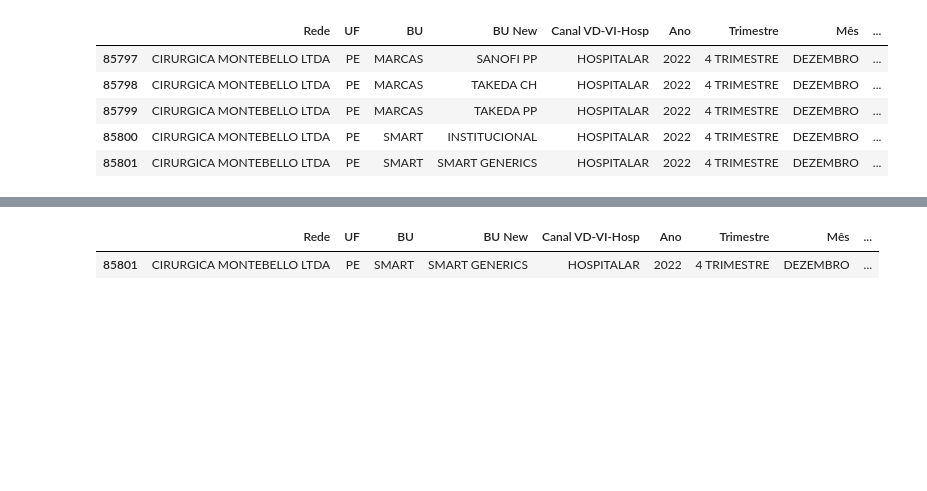
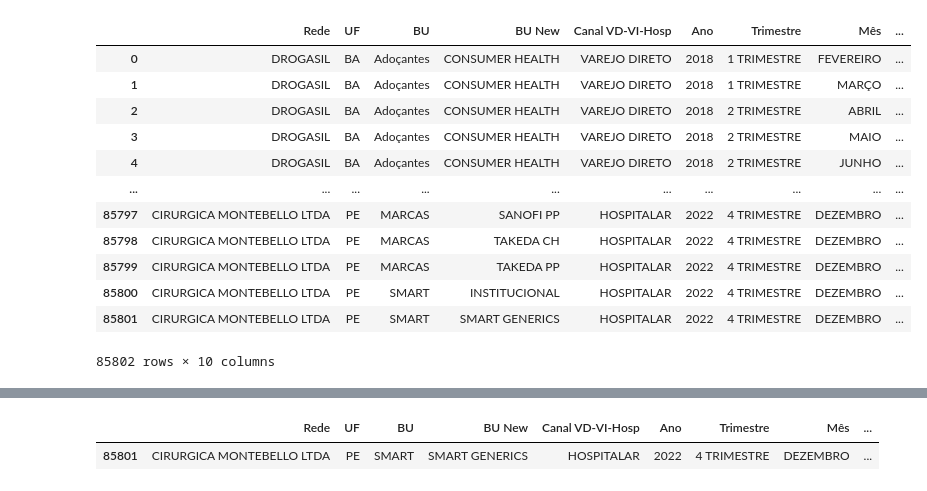
Before and after one commit to diullio/final_project_ada, a Jupyter notebook: teste.ipynb, the cells around one changed output, grey strips where cells are left out. Drawn from its saved outputs; the diff is of its cells as text; code cells hidden in the pictures; blank space fills up the shorter version.

```diff
--- a/teste.ipynb
+++ b/teste.ipynb
@@ -8,11 +8,18 @@ df = pd.read_excel("rfv_analise.xlsx")
 # %%
 df = pd.DataFrame(df)
 # %%
-df.tail(5)
+df
 # %% [output]
 |  | Rede | UF | BU | BU New | Canal VD-VI-Hosp | Ano | Trimestre | Mês | ... |
+| 0 | DROGASIL | BA | Adoçantes | CONSUMER HEALTH | VAREJO DIRETO | 2018 | 1 TRIMESTRE | FEVEREIRO | ... |
+| 1 | DROGASIL | BA | Adoçantes | CONSUMER HEALTH | VAREJO DIRETO | 2018 | 1 TRIMESTRE | MARÇO | ... |
+| 2 | DROGASIL | BA | Adoçantes | CONSUMER HEALTH | VAREJO DIRETO | 2018 | 2 TRIMESTRE | ABRIL | ... |
+| 3 | DROGASIL | BA | Adoçantes | CONSUMER HEALTH | VAREJO DIRETO | 2018 | 2 TRIMESTRE | MAIO | ... |
+| 4 | DROGASIL | BA | Adoçantes | CONSUMER HEALTH | VAREJO DIRETO | 2018 | 2 TRIMESTRE | JUNHO | ... |
+| ... | ... | ... | ... | ... | ... | ... | ... | ... | ... |
 | 85797 | CIRURGICA MONTEBELLO LTDA | PE | MARCAS | SANOFI PP | HOSPITALAR | 2022 | 4 TRIMESTRE | DEZEMBRO | ... |
 | 85798 | CIRURGICA MONTEBELLO LTDA | PE | MARCAS | TAKEDA CH | HOSPITALAR | 2022 | 4 TRIMESTRE | DEZEMBRO | ... |
 | 85799 | CIRURGICA MONTEBELLO LTDA | PE | MARCAS | TAKEDA PP | HOSPITALAR | 2022 | 4 TRIMESTRE | DEZEMBRO | ... |
 | 85800 | CIRURGICA MONTEBELLO LTDA | PE | SMART | INSTITUCIONAL | HOSPITALAR | 2022 | 4 TRIMESTRE | DEZEMBRO | ... |
 | 85801 | CIRURGICA MONTEBELLO LTDA | PE | SMART | SMART GENERICS | HOSPITALAR | 2022 | 4 TRIMESTRE | DEZEMBRO | ... |
+85802 rows × 10 columns
```
Also changed, not shown: parts of 5 cells of this notebook, 2 other files.
